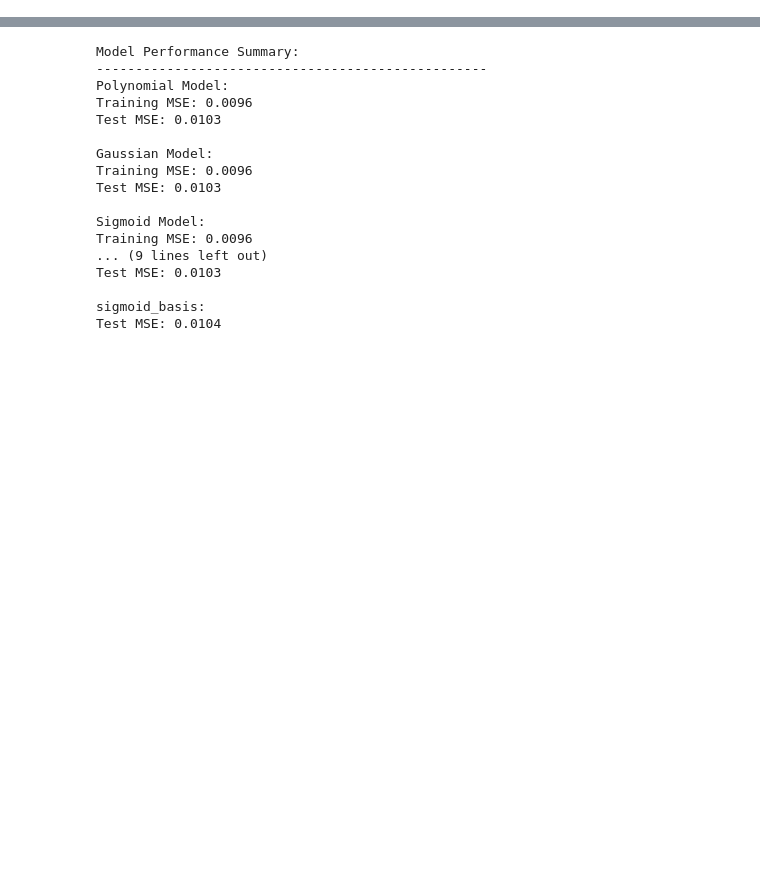
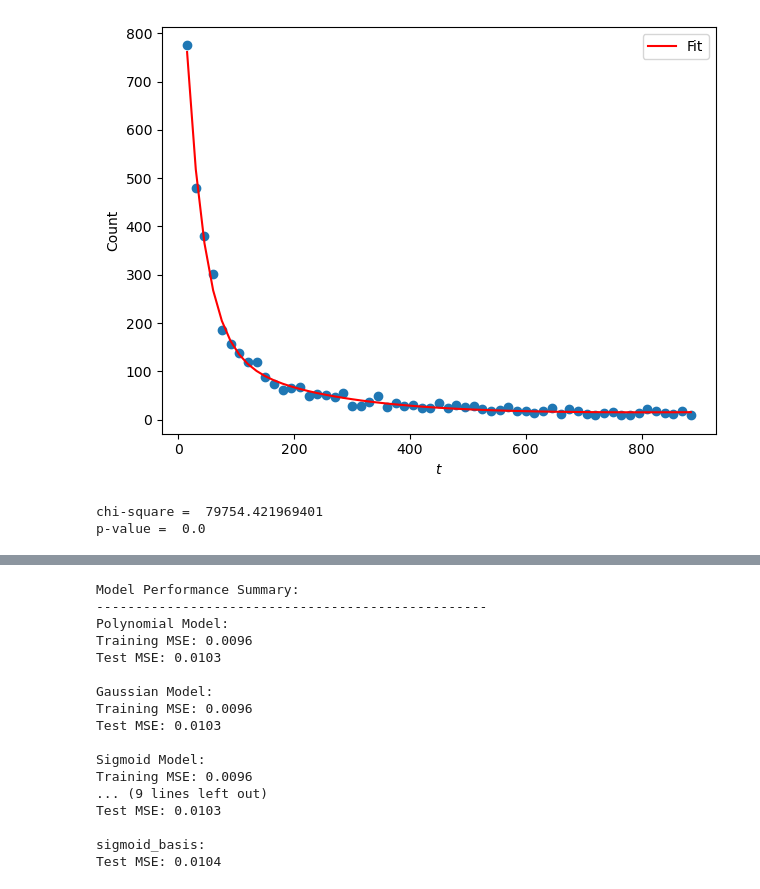
Before and after one commit to AnanyaV15/PHY657, a Jupyter notebook: Module3.ipynb, the cells around one changed output, grey strips where cells are left out. Cells and saved outputs as stored; diff of their text form; code cells hidden in the pictures; blank space fills up the shorter version.

```diff
--- a/Module3.ipynb
+++ b/Module3.ipynb
@@ -0,0 +137,24 @@
+# %%
+plt.plot(data['time'], count(data['time'],**params),label='Fit',color='red')
+plt.scatter(data['time'], data['count'])
+plt.xlabel(r'$t$')
+plt.ylabel(r'Count')
+plt.legend()
+plt.tight_layout()
+plt.savefig('mod3_act2_fig2.png', dpi = 300)
+# %% [output]
+[figure, added]
+# %%
+import scipy.stats
+
+
+pull = data['count'] - count(data['count'],**params)/data['uncertainity']
+variance = (data['count'] - count(data['count'],**params))**2
+chi_square = np.sum(variance/count(data['count'],**params))
+print('chi-square = ', chi_square)
+dof = len(data['time']) - len(params_fit)
+pval = 1 - scipy.stats.chi2.cdf(chi_square,dof)
+print('p-value = ', pval)
+# %% [output]
+chi-square =  79754.421969401
+p-value =  0.0
```
Also changed, not shown: parts of 20 cells of this notebook.
